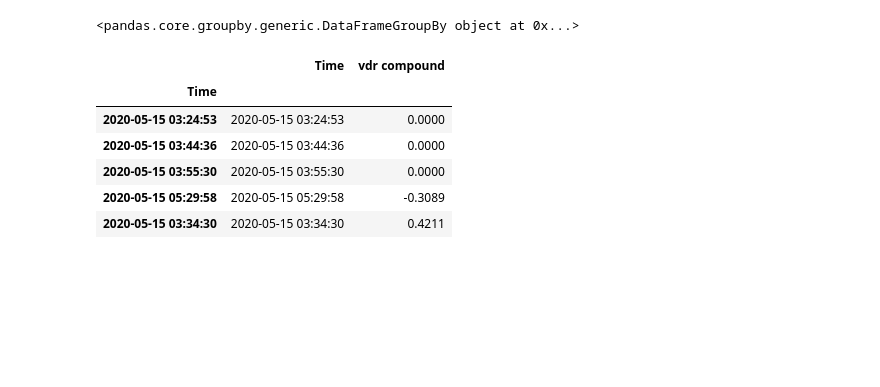
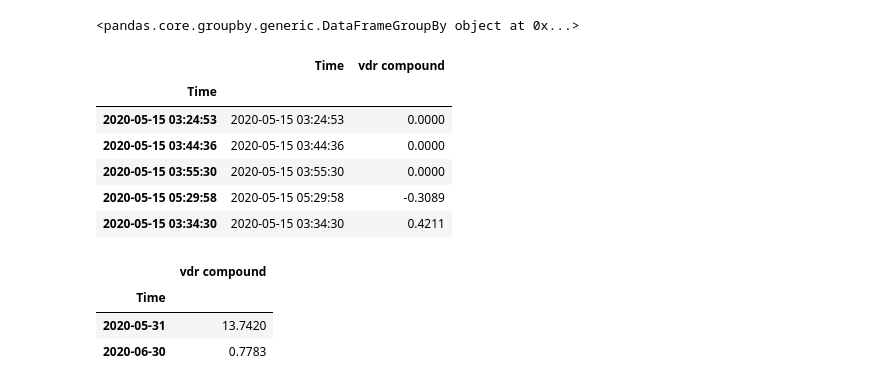
Before and after one commit to Sakyawira/Sentiment-Analysis, a Jupyter notebook: 2. Data Cleaning and Exploration.ipynb, the cells around one changed output. Saved outputs shown, nothing was run; the diff lists cells and outputs as text; code cells hidden in the pictures; blank space fills up the shorter version.

```diff
--- a/2. Data Cleaning and Exploration.ipynb
+++ b/2. Data Cleaning and Exploration.ipynb
@@ -340,3 +340,12 @@ overTime2.head()
 | 2020-05-15 03:55:30 | 2020-05-15 03:55:30 | 0.0000 |
 | 2020-05-15 05:29:58 | 2020-05-15 05:29:58 | -0.3089 |
 | 2020-05-15 03:34:30 | 2020-05-15 03:34:30 | 0.4211 |
+# %%
+g = overTime2.groupby(pd.Grouper(freq="M"))  # DataFrameGroupBy (grouped by Month)
+
+g.sum()
+# %% [output]
+|  | vdr compound |
+| Time |  |
+| 2020-05-31 | 13.7420 |
+| 2020-06-30 | 0.7783 |
```
